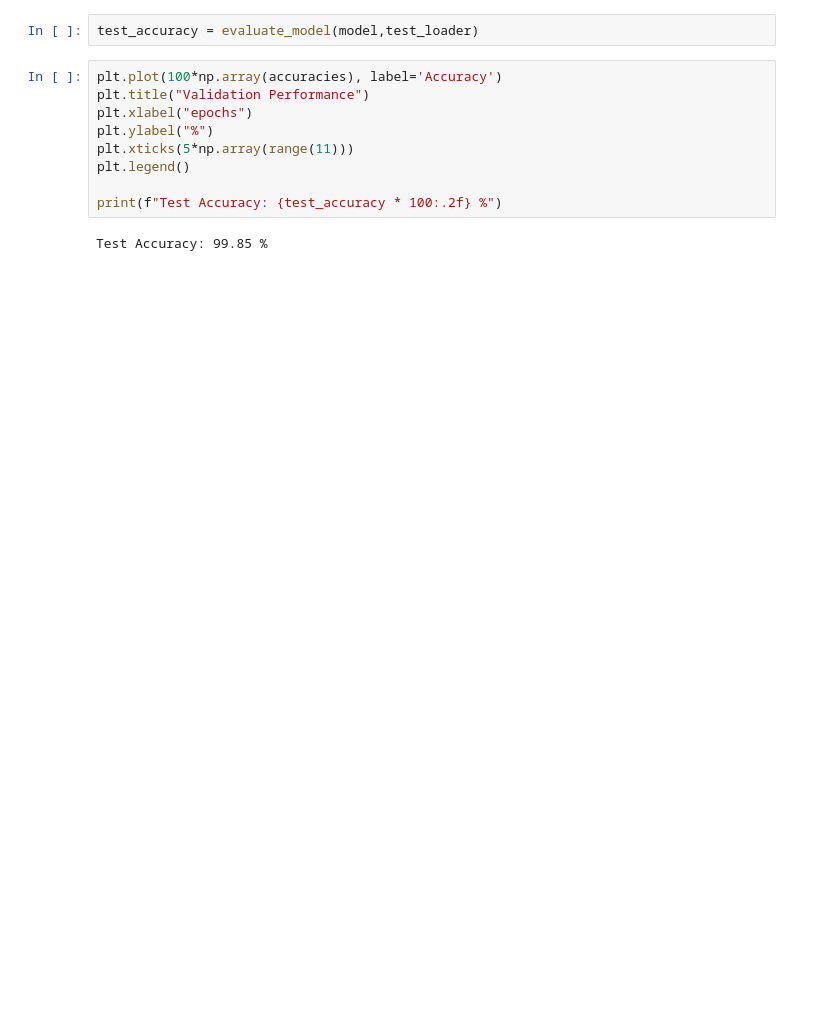
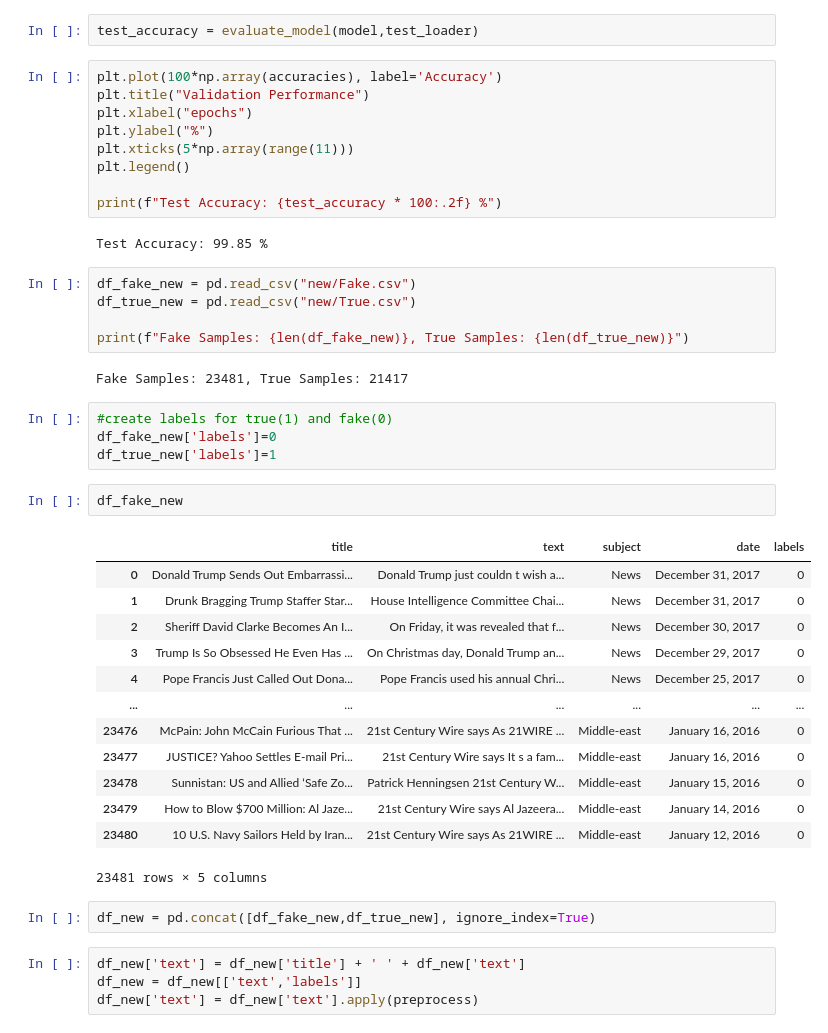
Before and after one commit to SvelaT/fake-news-detector, a Jupyter notebook: fakenews.ipynb, the cells around one changed output. Saved outputs shown, nothing was run; the diff lists cells and outputs as text; blank space fills up the shorter version.

```diff
--- a/fakenews.ipynb
+++ b/fakenews.ipynb
@@ -295,3 +299,36 @@ plt.legend()
 print(f"Test Accuracy: {test_accuracy * 100:.2f} %")
 # %% [output]
 Test Accuracy: 99.85 %
+# %%
+df_fake_new = pd.read_csv("new/Fake.csv")
+df_true_new = pd.read_csv("new/True.csv")
+
+print(f"Fake Samples: {len(df_fake_new)}, True Samples: {len(df_true_new)}")
+# %% [output]
+Fake Samples: 23481, True Samples: 21417
+# %%
+#create labels for true(1) and fake(0)
+df_fake_new['labels']=0
+df_true_new['labels']=1
+# %%
+df_fake_new
+# %% [output]
+|  | title | text | subject | date | labels |
+| 0 | Donald Trump Sends Out Embarrassi... | Donald Trump just couldn t wish a... | News | December 31, 2017 | 0 |
+| 1 | Drunk Bragging Trump Staffer Star... | House Intelligence Committee Chai... | News | December 31, 2017 | 0 |
+| 2 | Sheriff David Clarke Becomes An I... | On Friday, it was revealed that f... | News | December 30, 2017 | 0 |
+| 3 | Trump Is So Obsessed He Even Has ... | On Christmas day, Donald Trump an... | News | December 29, 2017 | 0 |
+| 4 | Pope Francis Just Called Out Dona... | Pope Francis used his annual Chri... | News | December 25, 2017 | 0 |
+| ... | ... | ... | ... | ... | ... |
+| 23476 | McPain: John McCain Furious That ... | 21st Century Wire says As 21WIRE ... | Middle-east | January 16, 2016 | 0 |
+| 23477 | JUSTICE? Yahoo Settles E-mail Pri... | 21st Century Wire says It s a fam... | Middle-east | January 16, 2016 | 0 |
+| 23478 | Sunnistan: US and Allied ‘Safe Zo... | Patrick Henningsen 21st Century W... | Middle-east | January 15, 2016 | 0 |
+| 23479 | How to Blow $700 Million: Al Jaze... | 21st Century Wire says Al Jazeera... | Middle-east | January 14, 2016 | 0 |
+| 23480 | 10 U.S. Navy Sailors Held by Iran... | 21st Century Wire says As 21WIRE ... | Middle-east | January 12, 2016 | 0 |
+23481 rows × 5 columns
+# %%
+df_new = pd.concat([df_fake_new,df_true_new], ignore_index=True)
+# %%
+df_new['text'] = df_new['title'] + ' ' + df_new['text']
+df_new = df_new[['text','labels']]
+df_new['text'] = df_new['text'].apply(preprocess)
```
Also changed, not shown: parts of 10 cells of this notebook, 1 other file.
